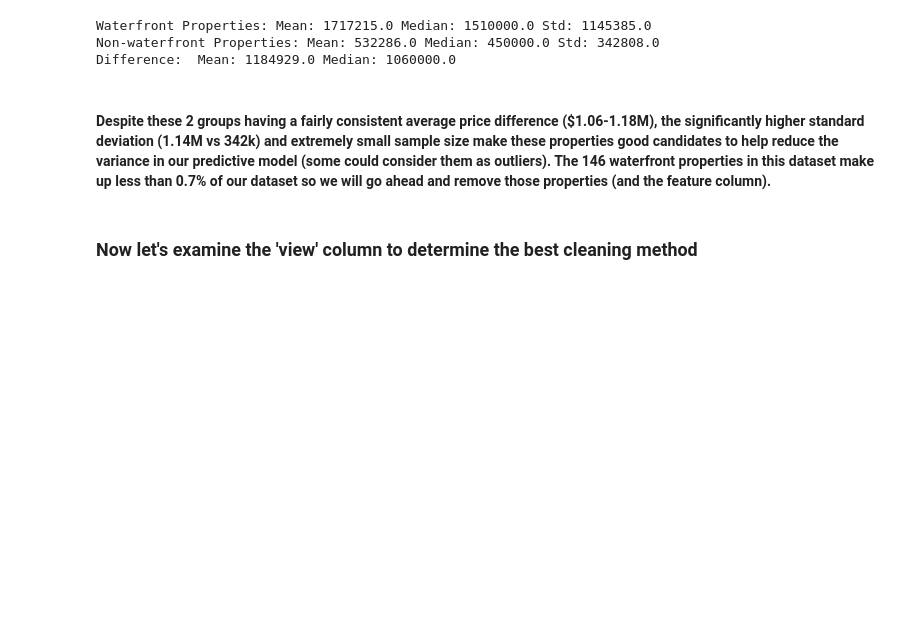
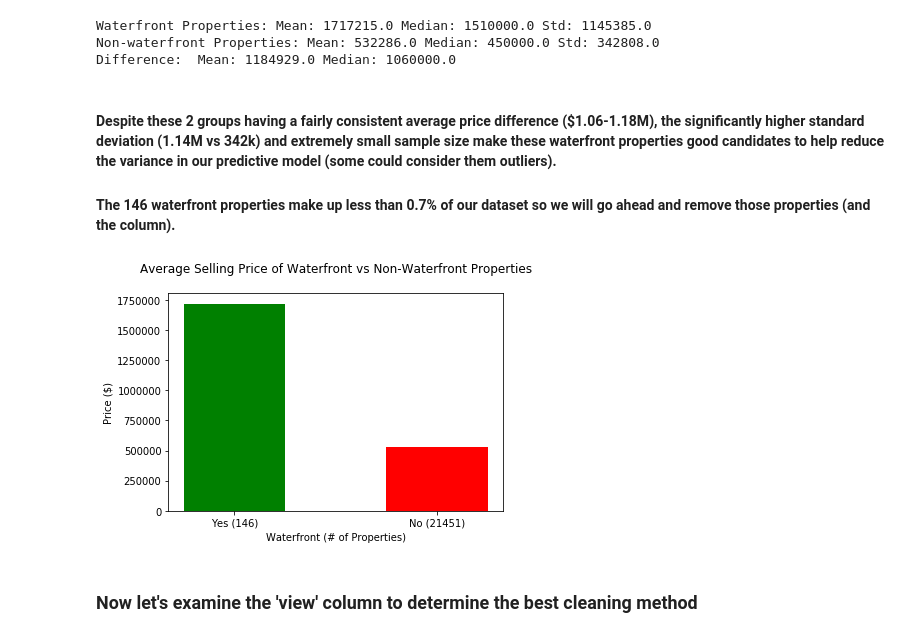
Before and after one commit to johnnyboi1016/dsc-mod-2-project-v2-1-online-ds-ft-120919, a Jupyter notebook: student_Clean_1of2.ipynb, the cells around one changed output. Cells and saved outputs as stored; diff of their text form; code cells hidden in the pictures; blank space fills up the shorter version.

```diff
--- a/student_Clean_1of2.ipynb
+++ b/student_Clean_1of2.ipynb
@@ -161,7 +161,21 @@ Waterfront Properties: Mean: 1717215.0 Median: 1510000.0 Std: 1145385.0
 Non-waterfront Properties: Mean: 532286.0 Median: 450000.0 Std: 342808.0
 Difference:  Mean: 1184929.0 Median: 1060000.0
 # %% [markdown]
-#### Despite these 2 groups having a fairly consistent average price difference ($1.06-1.18M), the significantly higher standard deviation (1.14M vs 342k) and extremely small sample size make these properties good candidates to help reduce the variance in our predictive model (some could consider them as outliers). The 146 waterfront properties in this dataset make up less than 0.7% of our dataset so we will go ahead and remove those properties (and the feature column).
+#### Despite these 2 groups having a fairly consistent average price difference ($1.06-1.18M), the significantly higher standard deviation (1.14M vs 342k) and extremely small sample size make these waterfront properties good candidates to help reduce the variance in our predictive model (some could consider them outliers).
+#### The 146 waterfront properties make up less than 0.7% of our dataset so we will go ahead and remove those properties (and the column).
+# %%
+#Create simple bar chart showcasing mean price differences for use in presentation
+water = {'Yes (146)': 0, 'No (21451)': 0}
+water['Yes (146)'] = df[df.waterfront==1].price.mean()
+water['No (21451)'] = df[df.waterfront==0].price.mean()
+
+plt.bar(water.keys(), water.values(), data=water, width=0.5, color=['g','r'])
+plt.title('Average Selling Price of Waterfront vs Non-Waterfront Properties\n')
+plt.xlabel('Waterfront (# of Properties)')
+plt.ylabel('Price ($)')
+plt.show;
+# %% [output]
+[figure, added]
 # %%
 #Store these properties in df_water to revisit later
 df_water = df[df.waterfront==1].copy()
```
Also changed, not shown: parts of 9 cells of this notebook, 5 other files.
